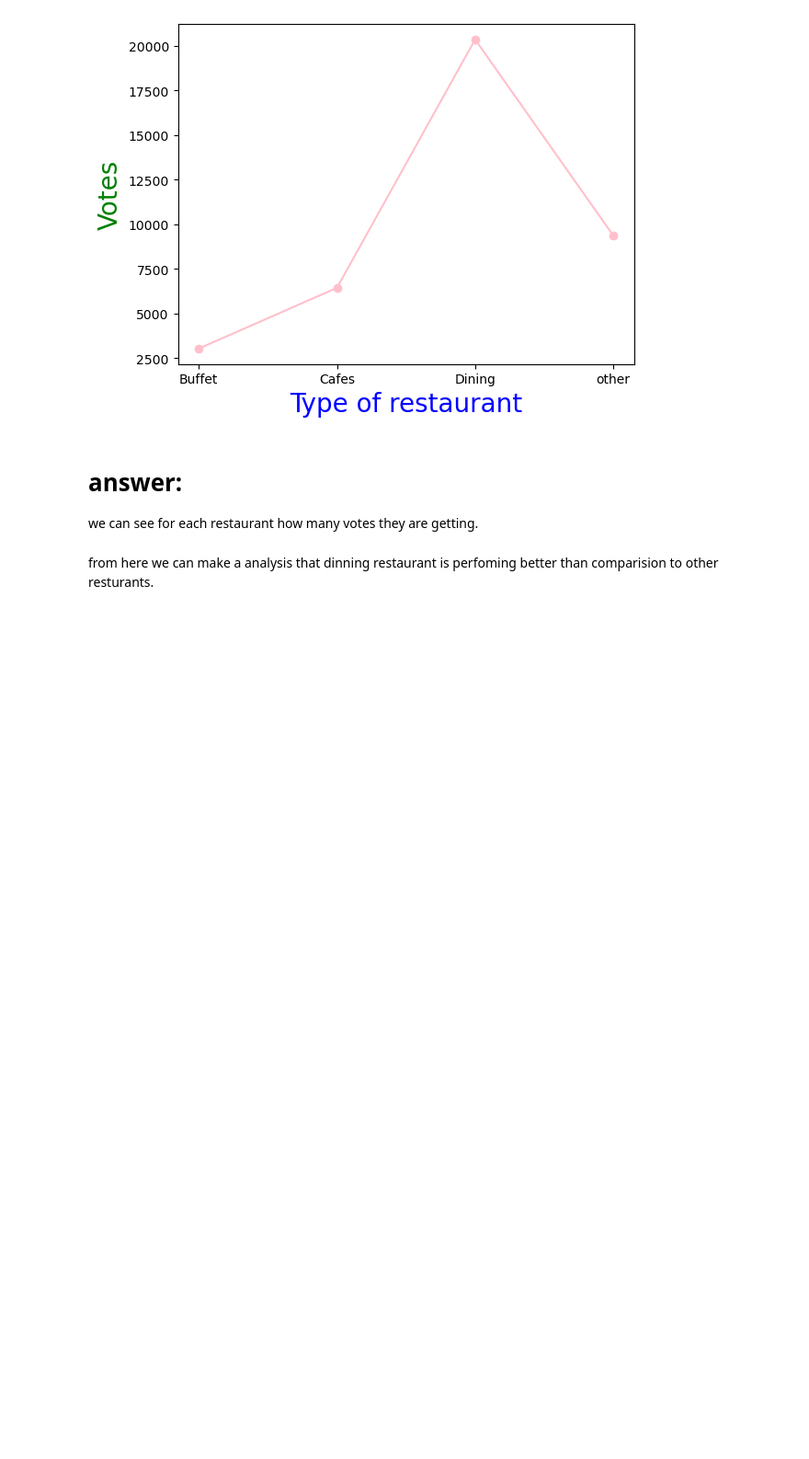
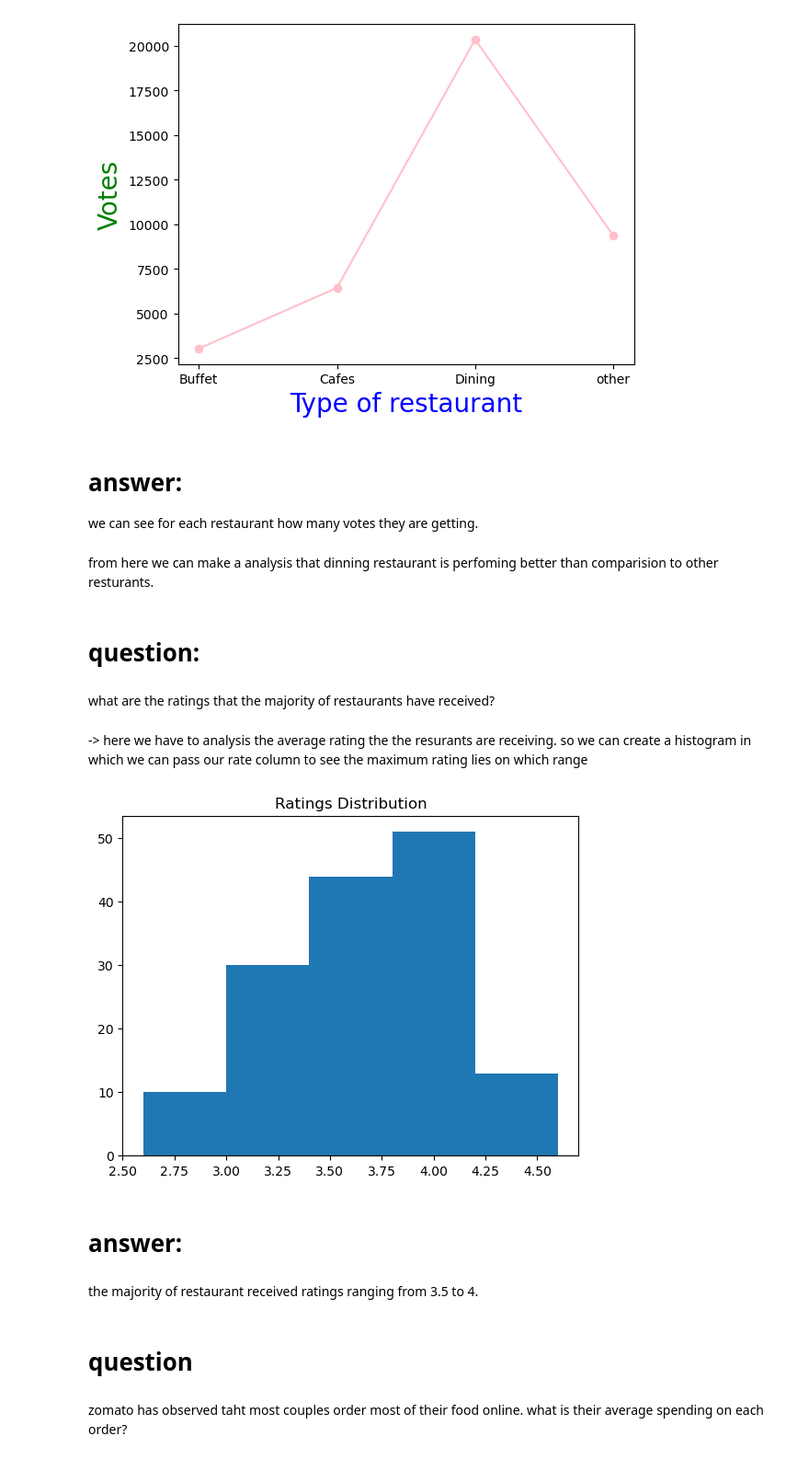
Before and after one commit to garimaakashyap/zomato-data-analysis-using-python, a Jupyter notebook: zomato/zomato.ipynb, the cells around one changed output. Shown at 92% size. Drawn from its saved outputs; the diff is of its cells as text; code cells hidden in the pictures; blank space fills up the shorter version.

```diff
--- a/zomato/zomato.ipynb
+++ b/zomato/zomato.ipynb
@@ -134,3 +134,24 @@ Text(0, 0.5, 'Votes')
  we can see for each restaurant how many votes they are getting.
 # %% [markdown]
 from here we can make a analysis that dinning restaurant is perfoming better than comparision to other resturants.
+# %% [markdown]
+# question:
+# %% [markdown]
+what are the ratings that the majority of restaurants have received?
+# %% [markdown]
+-> here we have to analysis the average rating the the resurants are receiving. so we can create a histogram in which we can pass our rate column to see the maximum rating lies on which range
+# %%
+# creating a histogram and passing rate column
+plt.hist(dataframe['rate'],bins = 5)
+plt.title("Ratings Distribution") # giving title
+plt.show()
+# %% [output]
+[figure, added]
+# %% [markdown]
+# answer:
+# %% [markdown]
+the majority of restaurant received ratings ranging from 3.5 to 4.
+# %% [markdown]
+# question
+# %% [markdown]
+zomato has observed taht most couples order most of their food online. what is their average spending on each order?
```
